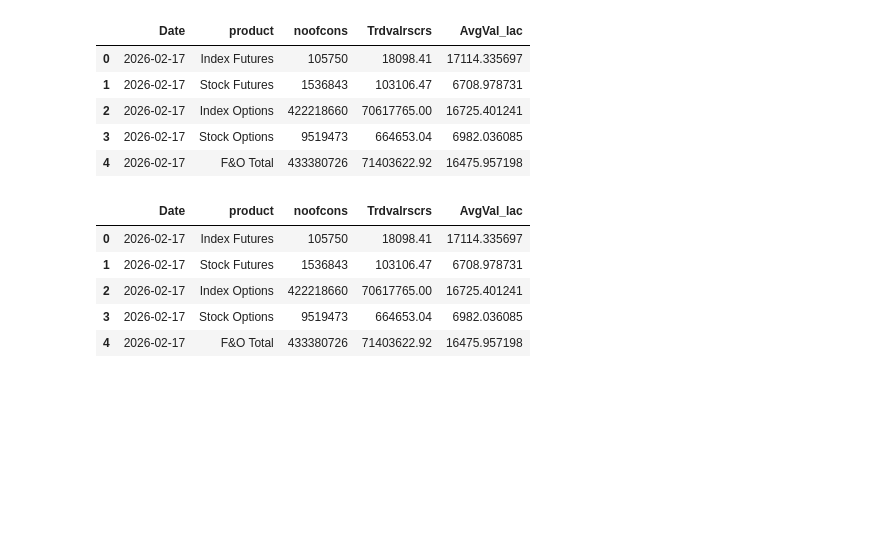
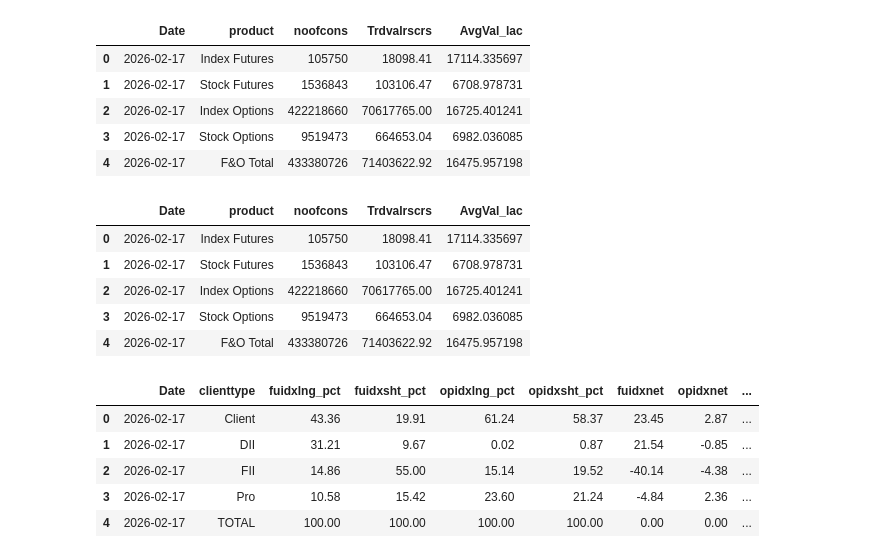
Before and after one commit to shailsun28/stockshortlisting, a Jupyter notebook: Untitled1.ipynb, the cells around one changed output. Cells and saved outputs as stored; diff of their text form; code cells hidden in the pictures; blank space fills up the shorter version.

```diff
--- a/Untitled1.ipynb
+++ b/Untitled1.ipynb
@@ -812,0 +843,47 @@ fno.head()
+# %%
+# Index OI
+oi_fnoidx_amt = add_amounts(oi_fnoidx_pct, fno,
+                            fut_product='Index Futures',
+                            opt_product='Index Options',
+                            fut_long_col='fuidxlng_pct',
+                            fut_short_col='fuidxsht_pct',
+                            opt_long_col='opidxlng_pct',
+                            opt_short_col='opidxsht_pct')
+
+# Index VOL
+vol_fnoidx_amt = add_amounts(vol_fnoidx_pct, fno,
+                             fut_product='Index Futures',
+                             opt_product='Index Options',
+                             fut_long_col='fuidxlng_pct',
+                             fut_short_col='fuidxsht_pct',
+                             opt_long_col='opidxlng_pct',
+                             opt_short_col='opidxsht_pct')
+
+# Stock OI
+oi_fnostock_amt = add_amounts(oi_fnostock_pct, fno,
+                              fut_product='Stock Futures',
+                              opt_product='Stock Options',
+                              fut_long_col='fustocklng_pct',
+                              fut_short_col='fustocksht_pct',
+                              opt_long_col='opstocklng_pct',
+                              opt_short_col='opstocksht_pct',
+                              suffix='_stk')
+
+# Stock VOL
+vol_fnostock_amt = add_amounts(vol_fnostock_pct, fno,
+                               fut_product='Stock Futures',
+                               opt_product='Stock Options',
+                               fut_long_col='fustocklng_pct',
+                               fut_short_col='fustocksht_pct',
+                               opt_long_col='opstocklng_pct',
+                               opt_short_col='opstocksht_pct',
+                               suffix='_stk')
+# %%
+oi_fnoidx_amt.head()
+# %% [output]
+|  | Date | clienttype | fuidxlng_pct | fuidxsht_pct | opidxlng_pct | opidxsht_pct | fuidxnet | opidxnet | ... |
+| 0 | 2026-02-17 | Client | 43.36 | 19.91 | 61.24 | 58.37 | 23.45 | 2.87 | ... |
+| 1 | 2026-02-17 | DII | 31.21 | 9.67 | 0.02 | 0.87 | 21.54 | -0.85 | ... |
+| 2 | 2026-02-17 | FII | 14.86 | 55.00 | 15.14 | 19.52 | -40.14 | -4.38 | ... |
+| 3 | 2026-02-17 | Pro | 10.58 | 15.42 | 23.60 | 21.24 | -4.84 | 2.36 | ... |
+| 4 | 2026-02-17 | TOTAL | 100.00 | 100.00 | 100.00 | 100.00 | 0.00 | 0.00 | ... |
```
Also changed, not shown: parts of 3 cells of this notebook, 1 other file.
